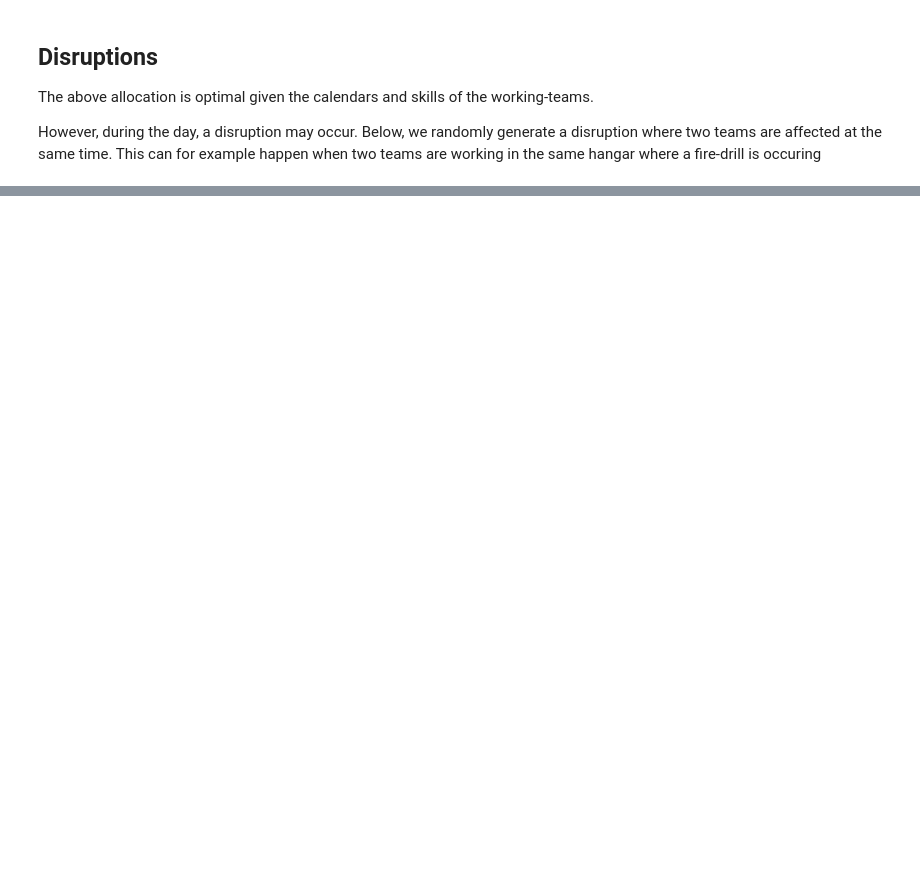
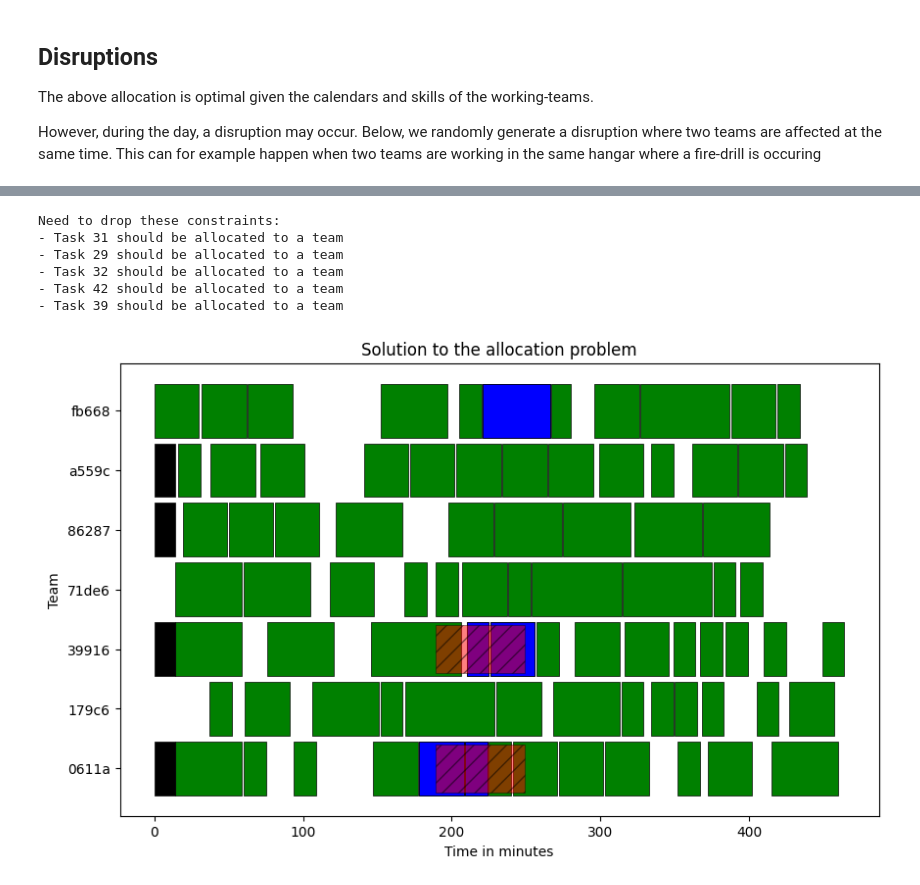
Before and after one commit to g-poveda/Explainable-Workforce-Scheduling, a Jupyter notebook: example_explain.ipynb, the cells around one changed output, grey strips where cells are left out. Saved outputs shown, nothing was run; the diff lists cells and outputs as text; code cells hidden in the pictures; blank space fills up the shorter version.

```diff
--- a/example_explain.ipynb
+++ b/example_explain.ipynb
@@ -103,0 +164,20 @@ This is formulated as a lexicographic optimization problem, where we try to opti
+# %%
+from cpmpy.tools.explain.mcs import mcs_opt
+
+model.add_hard_constraint(model.overlapping_tasks()) # these are hard constraints for the MCS-problem
+
+subset = mcs_opt(model.soft, model.hard, solver="exact")
+
+print("Need to drop these constraints:")
+for c in subset:
+    print("-", c)
+
+fig, ax = model.highlight_tasks(get_variables(subset), sol=orig_sol)
+# %% [output]
+Need to drop these constraints:
+- Task 31 should be allocated to a team
+- Task 29 should be allocated to a team
+- Task 32 should be allocated to a team
+- Task 42 should be allocated to a team
+- Task 39 should be allocated to a team
+[figure, added]
```
Also changed, not shown: parts of 14 cells of this notebook.
